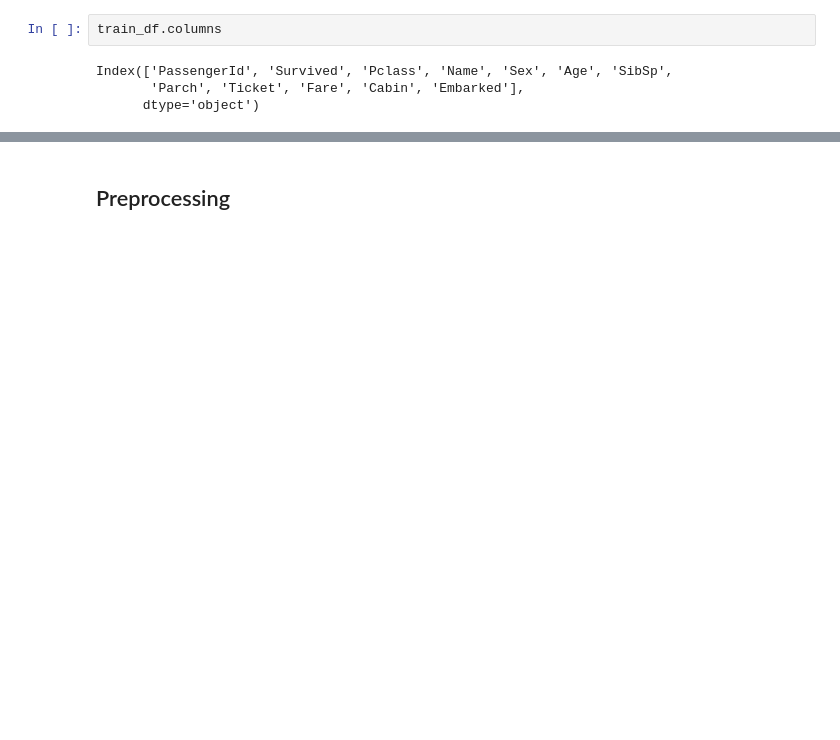
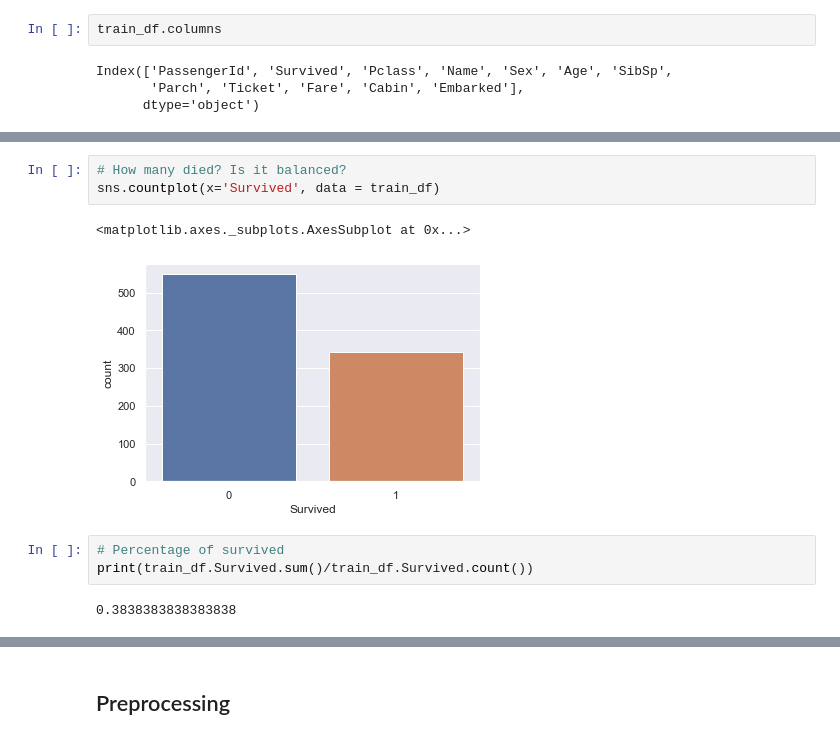
Before and after one commit to Sasafrass/kaggle, a Jupyter notebook: titanic/titanic_tutorial.ipynb, the cells around one changed output, grey strips where cells are left out. Cells and saved outputs as stored; diff of their text form; blank space fills up the shorter version.

```diff
--- a/titanic/titanic_tutorial.ipynb
+++ b/titanic/titanic_tutorial.ipynb
@@ -51,0 +95,11 @@ train_df.boxplot()
+# %%
+# How many died? Is it balanced?
+sns.countplot(x='Survived', data = train_df)
+# %% [output]
+<matplotlib.axes._subplots.AxesSubplot at 0x...>
+[figure, added]
+# %%
+# Percentage of survived
+print(train_df.Survived.sum()/train_df.Survived.count())
+# %% [output]
+0.3838383838383838
```
Also changed, not shown: parts of 33 cells of this notebook.
